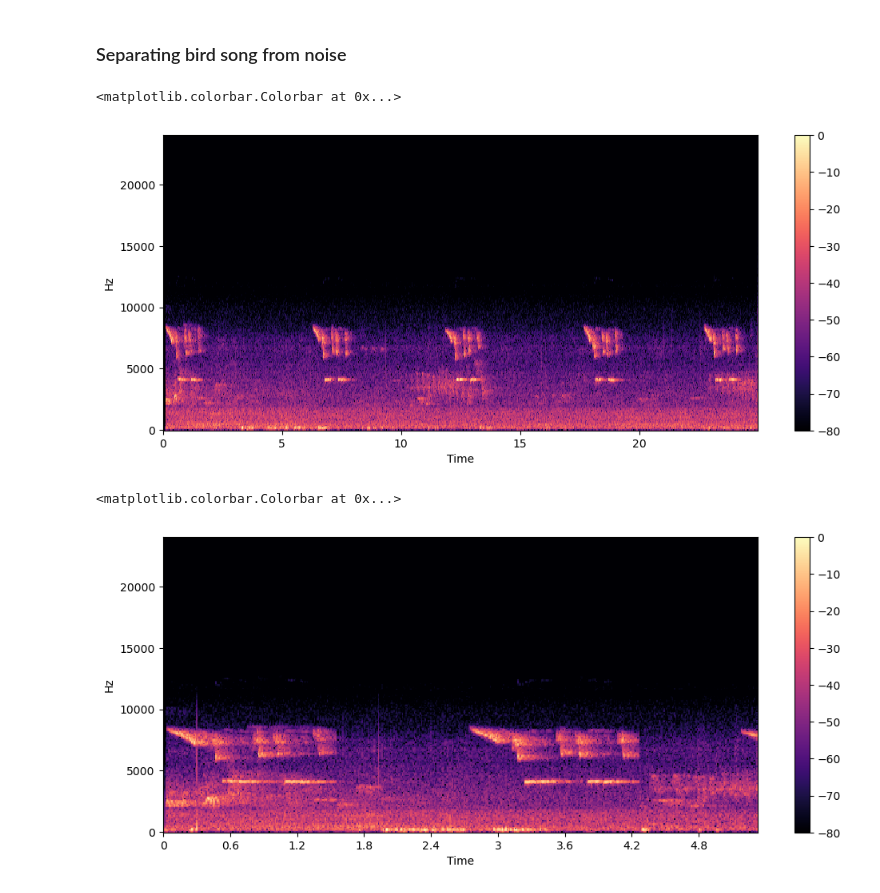
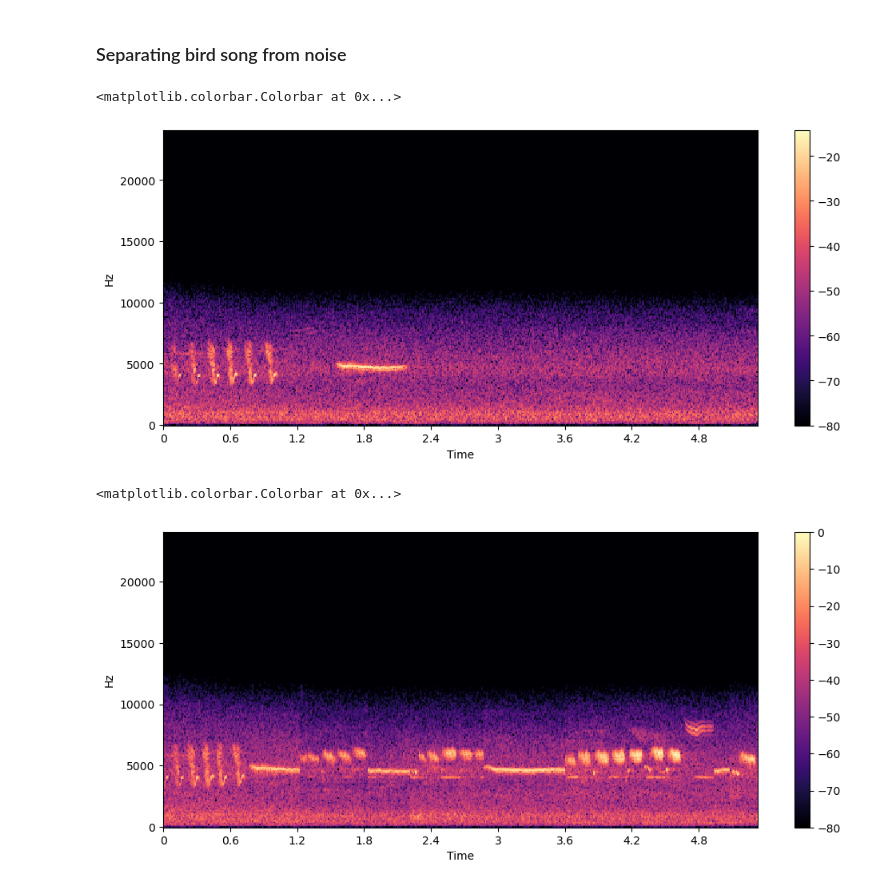
Before and after one commit to okkokuisma/bird-identifier, a Jupyter notebook: data.ipynb, the cells around one changed output. Drawn from its saved outputs; the diff is of its cells as text; code cells hidden in the pictures.

```diff
--- a/data.ipynb
+++ b/data.ipynb
@@ -73,7 +107,7 @@ for id, url in zip(test['gbifID'].values, test['identifier'].values):
 # %% [markdown]
 ### Separating bird song from noise
 # %%
-array, sr = librosa.load('/home/okko/Downloads/XC993501 - Great Tit - Parus major.wav', sr=48000)
+array, sr = librosa.load('/Users/okkokuisma/Downloads/XC815832-Bruantjaune_StMichelDesLoups_260523_09h02.wav', sr=48000)
 
 # The frequency range of most bird vocalizations is between 250 Hz and 8.3 kHz
 f_hp = 150.0
@@ -97,12 +131,12 @@ D = librosa.stft(
 # %%
 S_db = librosa.amplitude_to_db(np.abs(D), ref=np.max)
 
 plt.figure().set_figwidth(12)
-librosa.display.specshow(S_db, x_axis="time", y_axis="hz", sr=48000)
+librosa.display.specshow(S_db[:, :500], x_axis="time", y_axis="hz", sr=48000)
 plt.colorbar()
 # %% [output]
 <matplotlib.colorbar.Colorbar at 0x...>
-[figure, old version]
+[figure, new version]
 # %%
 D_abs = np.abs(D)
 D_max = np.max(D_abs)
@@ -118,4 +166,6 @@ ind_vec = binary_dilation(binary_dilation(ind_vec).astype(ind_vec.dtype))
 # %%
+# S_db = librosa.amplitude_to_db(D_abs[:, ind_vec], ref=np.max)
+np.array_split(ind_vec, int(np.sum(ind_vec) / 500))
 S_db = librosa.amplitude_to_db(D_abs[:, ind_vec][:, :500], ref=np.max)
 
 plt.figure().set_figwidth(12)
@@ -123,6 +173,6 @@ librosa.display.specshow(S_db, x_axis="time", y_axis="hz", sr=48000)
 plt.colorbar()
 # %% [output]
 <matplotlib.colorbar.Colorbar at 0x...>
-[figure, old version]
+[figure, new version]
 # %%
 np.save('test', S_db)
```
Also changed, not shown: parts of 13 cells of this notebook.
